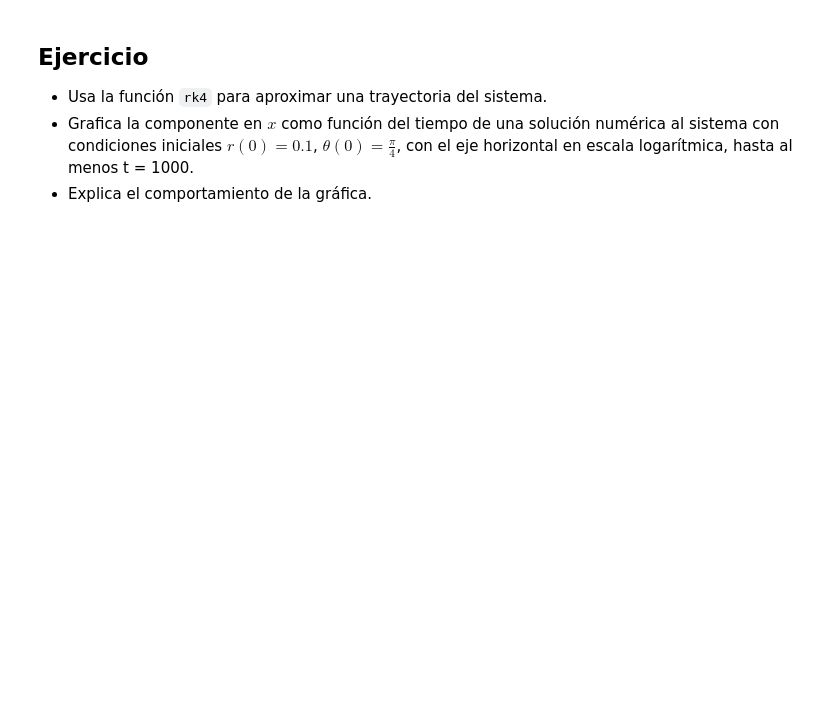
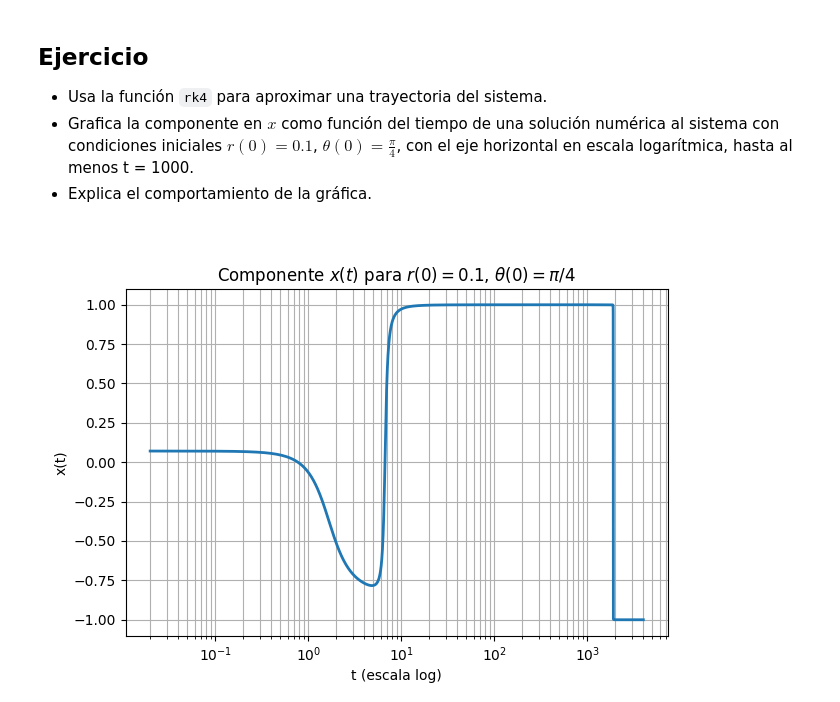
Before and after one commit to EDOS-Metodos-Numericos/Curso, a Jupyter notebook: Semana9_CiclosLimite/Clase17_GraficaCiclica.ipynb, the cells around one changed output. Saved outputs shown, nothing was run; the diff lists cells and outputs as text; code cells hidden in the pictures; blank space fills up the shorter version.

```diff
--- a/Semana9_CiclosLimite/Clase17_GraficaCiclica.ipynb
+++ b/Semana9_CiclosLimite/Clase17_GraficaCiclica.ipynb
@@ -182,3 +181,80 @@ VBox(children=(HBox(children=(FloatSlider(value=0.1, continuous_update=False, de
 - Grafica la componente en $x$ como función del tiempo de una solución numérica al sistema con condiciones iniciales
 $r(0)= 0.1 $, $\theta(0) = \frac {π}{4} $, con el eje horizontal en escala logarítmica, hasta al menos t = 1000.
 - Explica el comportamiento de la gráfica.
+# %%
+# Sistema en polares:
+#   r' = r(1 - r**2) * [ r**2 sin^2(theta) + (r**2 cos^2(theta) - 1)**2 ]
+#   theta' = r**2 sin^2(theta) + (r**2 cos^2(theta) - 1)**2
+#
+# Tarea:
+# - Aproximar una trayectoria con RK4 desde r(0)=1e-9, theta(0)=pi/4.
+# - Graficar x(t) = r(t) cos(theta(t)) vs. t con eje horizontal en escala logarítmica,
+#   hasta al menos t = 1000.
+
+import numpy as np
+import matplotlib.pyplot as plt
+
+def rk4(F, y0, t0, h, n):
+    """
+    Integrador de Runge-Kutta de orden 4 para sistemas autónomos y(t).
+    F(t, y) debe devolver un array con las derivadas.
+    """
+    y = np.array(y0, dtype=float)
+    Y = np.empty((n+1, len(y0)), dtype=float)
+    T = np.empty(n+1, dtype=float)
+    Y[0] = y
+    T[0] = t0
+    t = t0
+    for k in range(n):
+        k1 = np.array(F(t, y))
+        k2 = np.array(F(t + 0.5*h, y + 0.5*h*k1))
+        k3 = np.array(F(t + 0.5*h, y + 0.5*h*k2))
+        k4 = np.array(F(t + h,     y + h*k3))
+        y  = y + (h/6.0)*(k1 + 2*k2 + 2*k3 + k4)
+        t  = t + h
+        Y[k+1] = y
+        T[k+1] = t
+    return T, Y
+
+def sistema_polares(t, Y):
+    """
+    Y = [r, theta]
+    """
+    r, th = Y
+    r2 = r*r
+    s, c = np.sin(th), np.cos(th)
+    A = r2*(s*s) + (r2*(c*c) - 1.0)**2
+    dr = r*(1.0 - r2)*A
+    dth = A
+    return np.array([dr, dth])
+
+# Condiciones iniciales
+r0    = 0.1#1e-9
+theta0 = np.pi/4
+y0 = np.array([r0, theta0])
+
+# Parámetros de integración
+Tfin = 4000.0      # tiempo final
+h    = 0.02        # paso
+N    = int(Tfin/h)
+
+# Integración RK4 en polares
+t, tray = rk4(sistema_polares, y0, 0.0, h, N)
+r = tray[:, 0]
+theta = tray[:, 1]
+
+# Componente x(t)
+x = r * np.cos(theta)
+
+# Gráfica: x(t) vs t con eje horizontal logarítmico.
+plt.figure(figsize=(7,4.5))
+# evitamos t=0 en escala log (descartamos el primer punto t=0)
+plt.plot(t[1:], x[1:], lw=2)
+plt.xscale('log')
+plt.xlabel('t (escala log)')
+plt.ylabel('x(t)')
+plt.title('Componente $x(t)$ para $r(0)=0.1$, $\\theta(0)=\\pi/4$')
+plt.grid(True, which='both')
+plt.show()
+# %% [output]
+[figure, added]
```
Also changed, not shown: parts of 1 cell of this notebook, 4 other files.
